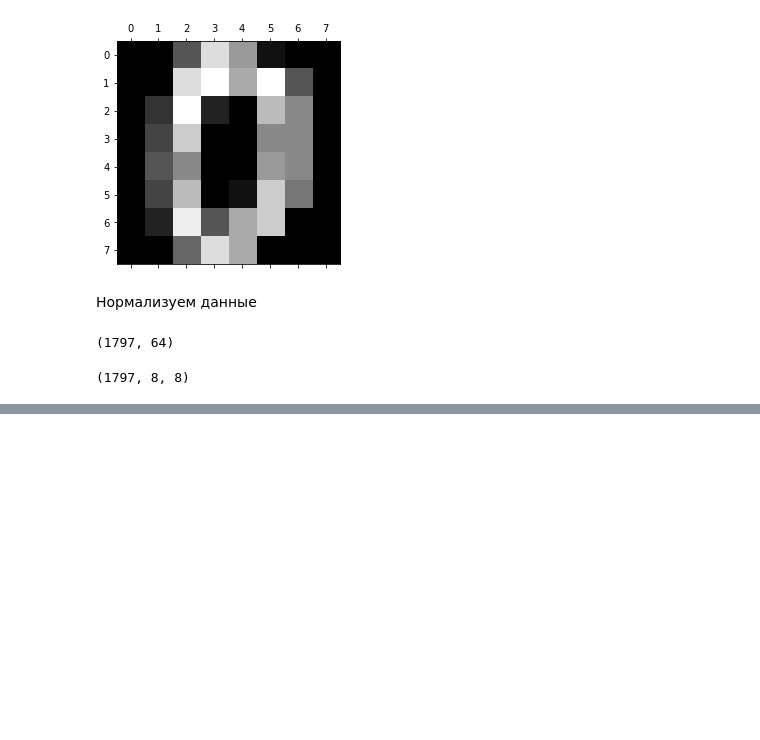
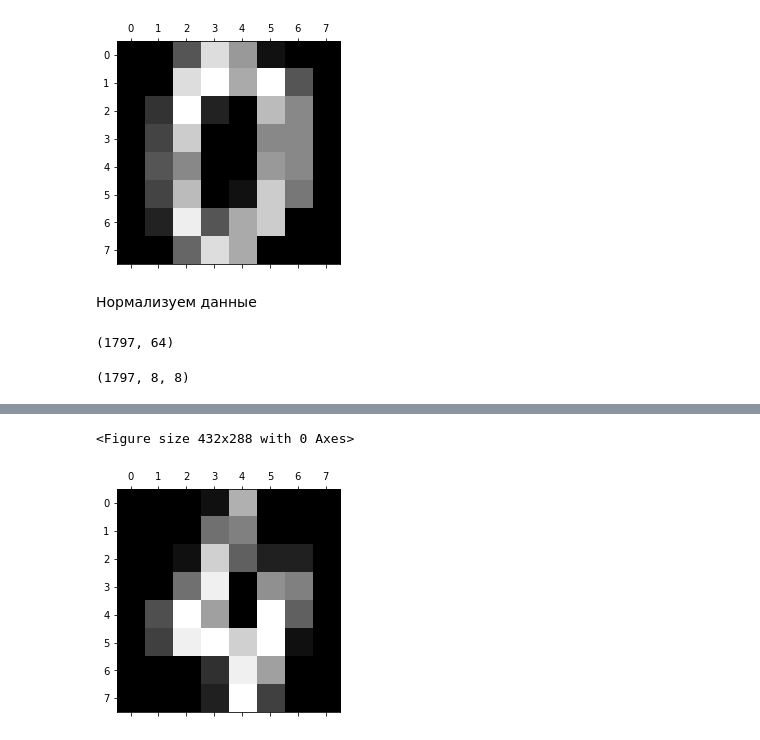
Before and after one commit to yuriy5139/MachineLearning, a Jupyter notebook: Neural Networks Convolutions.ipynb, the cells around one changed output, grey strips where cells are left out. Saved outputs shown, nothing was run; the diff lists cells and outputs as text; code cells hidden in the pictures; blank space fills up the shorter version.

```diff
--- a/Neural Networks Convolutions.ipynb
+++ b/Neural Networks Convolutions.ipynb
@@ -614,0 +680,7 @@ AxisError: axis 1 is out of bounds for array of dimension 1
+# %%
+plt.gray()
+plt.matshow(digits.images[4])
+plt.show()
+# %% [output]
+<Figure size 432x288 with 0 Axes>
+[figure, added]
```
Also changed, not shown: parts of 30 cells of this notebook.
